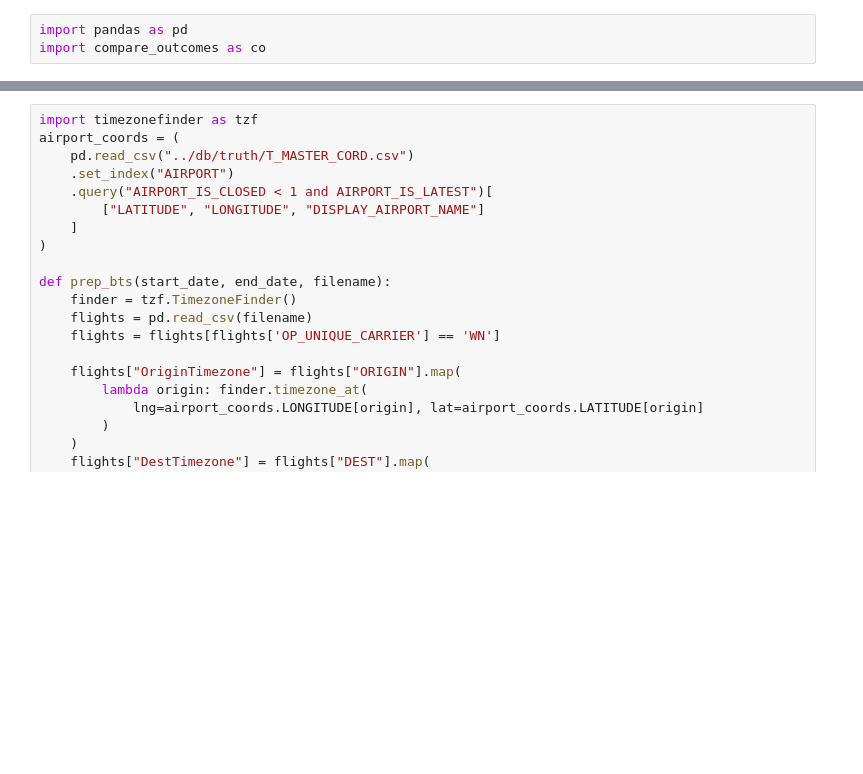
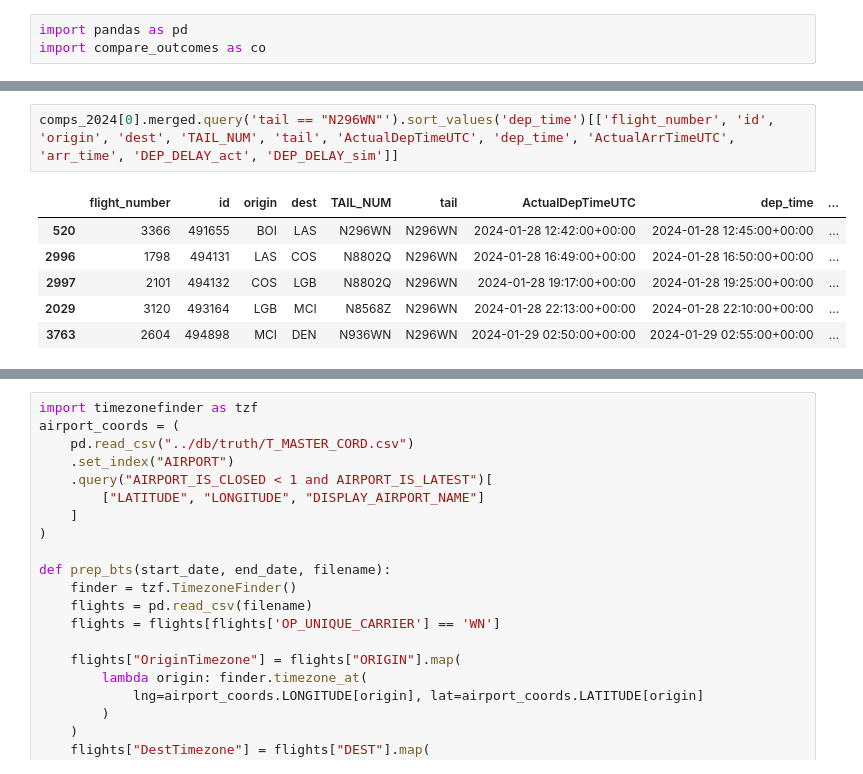
Before and after one commit to broad-well/recovair-abm, a Jupyter notebook: validation/compare_outcomes.ipynb, the cells around one changed output, grey strips where cells are left out. Drawn from its saved outputs; the diff is of its cells as text; blank space fills up the shorter version.

```diff
--- a/validation/compare_outcomes.ipynb
+++ b/validation/compare_outcomes.ipynb
@@ -35,0 +123,9 @@ sim_df
+# %%
+comps_2024[0].merged.query('tail == "N296WN"').sort_values('dep_time')[['flight_number', 'id', 'origin', 'dest', 'TAIL_NUM', 'tail', 'ActualDepTimeUTC', 'dep_time', 'ActualArrTimeUTC', 'arr_time', 'DEP_DELAY_act', 'DEP_DELAY_sim']]
+# %% [output]
+|  | flight_number | id | origin | dest | TAIL_NUM | tail | ActualDepTimeUTC | dep_time | ... |
+| 520 | 3366 | 491655 | BOI | LAS | N296WN | N296WN | 2024-01-28 12:42:00+00:00 | 2024-01-28 12:45:00+00:00 | ... |
+| 2996 | 1798 | 494131 | LAS | COS | N8802Q | N296WN | 2024-01-28 16:49:00+00:00 | 2024-01-28 16:50:00+00:00 | ... |
+| 2997 | 2101 | 494132 | COS | LGB | N8802Q | N296WN | 2024-01-28 19:17:00+00:00 | 2024-01-28 19:25:00+00:00 | ... |
+| 2029 | 3120 | 493164 | LGB | MCI | N8568Z | N296WN | 2024-01-28 22:13:00+00:00 | 2024-01-28 22:10:00+00:00 | ... |
+| 3763 | 2604 | 494898 | MCI | DEN | N936WN | N296WN | 2024-01-29 02:50:00+00:00 | 2024-01-29 02:55:00+00:00 | ... |
```
Also changed, not shown: parts of 14 cells of this notebook, 2 other files.
